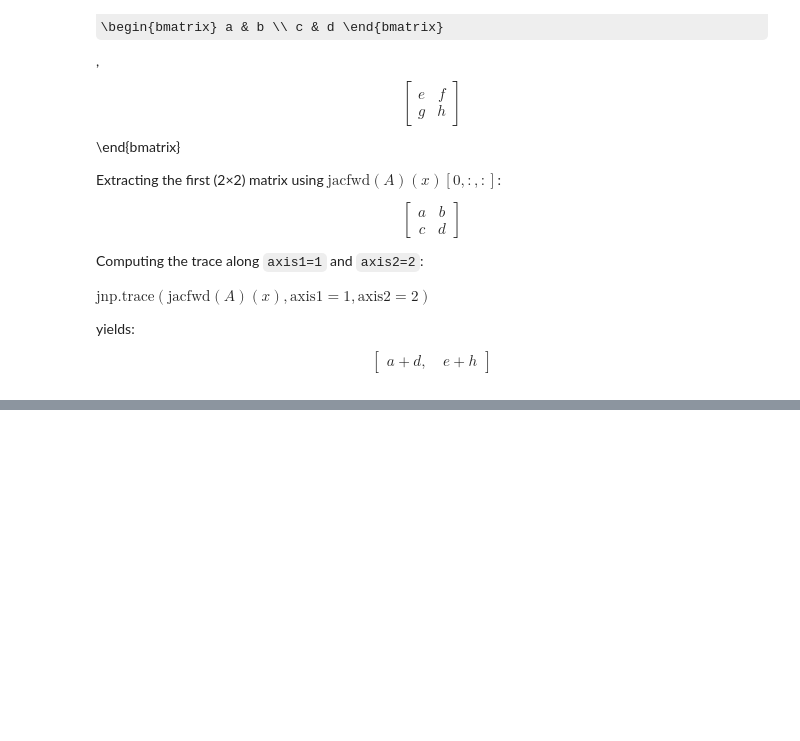
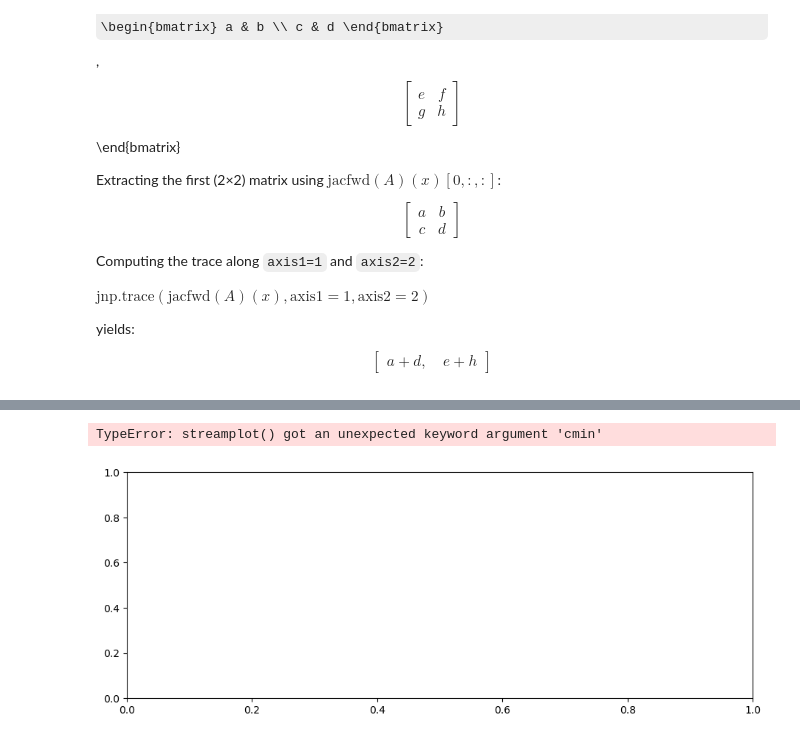
Before and after one commit to kimbente/ice_thickness, a Jupyter notebook: neural_conservation_MWI.ipynb, the cells around one changed output, grey strips where cells are left out. Saved outputs shown, nothing was run; the diff lists cells and outputs as text; code cells hidden in the pictures; some formulas as TeX source; blank space fills up the shorter version.

```diff
--- a/neural_conservation_MWI.ipynb
+++ b/neural_conservation_MWI.ipynb
@@ -240,0 +349,28 @@ fig.colorbar(im, ax = ax[1])
+# %%
+fig, ax = plt.subplots(1, 1, figsize = (11, 4))
+
+U_flat, V_flat = vmap(v_vectorfield_construction)(x_mesh_quiver).T
+U = U_flat.reshape(n_grid_quiver, n_grid_quiver)
+V = V_flat.reshape(n_grid_quiver, n_grid_quiver)
+
+# magnitude: square each element to remove negative direction, then square root
+mag = np.array(jnp.sqrt(U**2 * V**2))
+lw = np.array(mag * 5 / jnp.max(mag)) # normalise, can't be jax array
+
+v_div = np.array(rearrange(
+    jnp.trace(vmap(jacfwd(v_vectorfield_construction))(x_mesh_quiver), axis1 = 1, axis2 = 2),
+    "(x y) -> x y", x = n_grid_quiver))
+
+X, Y = x_grid_quiver, y_grid_quiver
+ax.streamplot(X, Y, U, V, linewidth = lw, color = v_div, cmap = "coolwarm")
+# coolwarm is diverging but has grey in middle
+# add norm
+ax.set_aspect(1.)
+ax.set_title(r"$v(\vec x)$")
+ax.set_xlim(-extent, extent)
+ax.set_ylim(-extent, extent)
+
+plt.show()
+# %% [output]
+TypeError: streamplot() got an unexpected keyword argument 'cmin'
+[figure, added]
```
Also changed, not shown: parts of 29 cells of this notebook, 2 other files.
